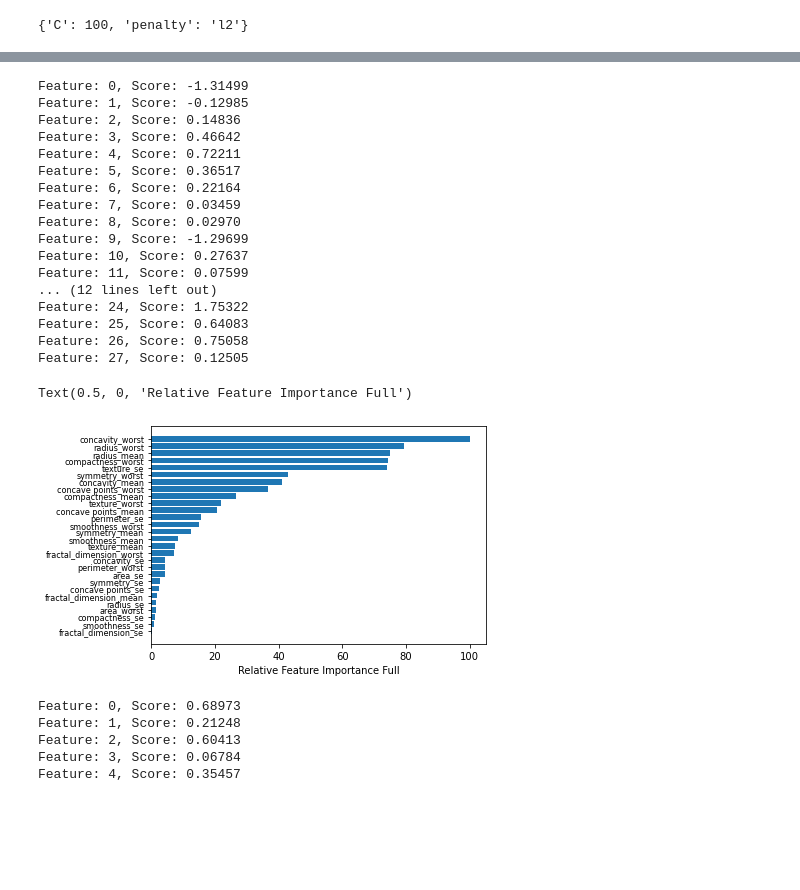
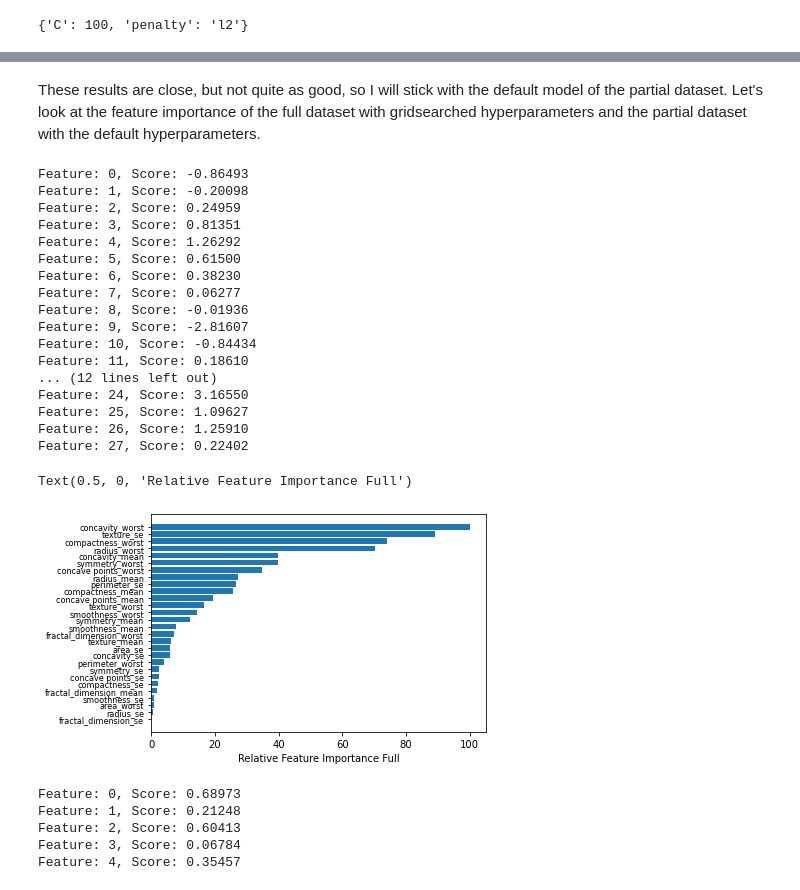
Before and after one commit to dawgtree/CapstoneThreeProject, a Jupyter notebook: Cancer Diagnosis Capstone Project Baseline Model.ipynb, the cells around one changed output, grey strips where cells are left out. Drawn from its saved outputs; the diff is of its cells as text; code cells hidden in the pictures; blank space fills up the shorter version.

```diff
--- a/Cancer Diagnosis Capstone Project Baseline Model.ipynb
+++ b/Cancer Diagnosis Capstone Project Baseline Model.ipynb
@@ -208,7 +208,7 @@ gs_f.best_params_
 # %% [markdown]
 The penalty was the same, but this a penalty of 10 seems to be more effective.  Lets run it and chart the results to see the difference.
 # %%
-lr_gs = LogisticRegression()
+lr_gs = LogisticRegression(C=10, penalty = 'l2')
 lr_gs_full = lr_gs.fit(X_train_f,y_train_f)
 y_pred_lr_gs_full = lr_gs_full.predict(X_test_f)
 accuracy_score_lr_gs_full = accuracy_score(y_test_f,y_pred_lr_gs_full)
@@ -243,41 +309,43 @@ Same results, so the default was the best, and will be the baseline model that w
+# %% [markdown]
+These results are close, but not quite as good, so I will stick with the default model of the partial dataset.  Let's look at the feature importance of the full dataset with gridsearched hyperparameters and the partial dataset with the default hyperparameters.
 # %%
 #Feature importance for full model
-feat_importances_full = lr_full.coef_[0]
+feat_importances_full = lr_gs_full.coef_[0]
 for i,v in enumerate(feat_importances_full):
     print('Feature: %0d, Score: %.5f' % (i,v))
 # %% [output]
-Feature: 0, Score: -1.31499
-Feature: 1, Score: -0.12985
-Feature: 2, Score: 0.14836
-Feature: 3, Score: 0.46642
-Feature: 4, Score: 0.72211
-Feature: 5, Score: 0.36517
-Feature: 6, Score: 0.22164
-Feature: 7, Score: 0.03459
-Feature: 8, Score: 0.02970
-Feature: 9, Score: -1.29699
-Feature: 10, Score: 0.27637
-Feature: 11, Score: 0.07599
+Feature: 0, Score: -0.86493
+Feature: 1, Score: -0.20098
+Feature: 2, Score: 0.24959
+Feature: 3, Score: 0.81351
+Feature: 4, Score: 1.26292
+Feature: 5, Score: 0.61500
+Feature: 6, Score: 0.38230
+Feature: 7, Score: 0.06277
+Feature: 8, Score: -0.01936
+Feature: 9, Score: -2.81607
+Feature: 10, Score: -0.84434
+Feature: 11, Score: 0.18610
 ... (12 lines left out)
-Feature: 24, Score: 1.75322
-Feature: 25, Score: 0.64083
-Feature: 26, Score: 0.75058
-Feature: 27, Score: 0.12505
+Feature: 24, Score: 3.16550
+Feature: 25, Score: 1.09627
+Feature: 26, Score: 1.25910
+Feature: 27, Score: 0.22402
 # %%
-feature_importance = abs(lr_full.coef_[0])
+feature_importance = abs(lr_gs_full.coef_[0])
 feature_importance = 100.0 * (feature_importance / feature_importance.max())
 sorted_idx = np.argsort(feature_importance)
 pos = np.arange(sorted_idx.shape[0]) + .5
 
 featfig = plt.figure()
 featax = featfig.add_subplot(1, 1, 1)
 featax.barh(pos, feature_importance[sorted_idx], align='center')
 featax.set_yticks(pos)
 featax.set_yticklabels(np.array(X_train_f.columns)[sorted_idx], fontsize=8)
 featax.set_xlabel('Relative Feature Importance Full')
 # %% [output]
 Text(0.5, 0, 'Relative Feature Importance Full')
-[figure, old version]
+[figure, new version]
 # %%
 #Feature Importance for Reduced Model
 feat_importances_p = lr_part.coef_[0]
```
Also changed, not shown: parts of 19 cells of this notebook.
